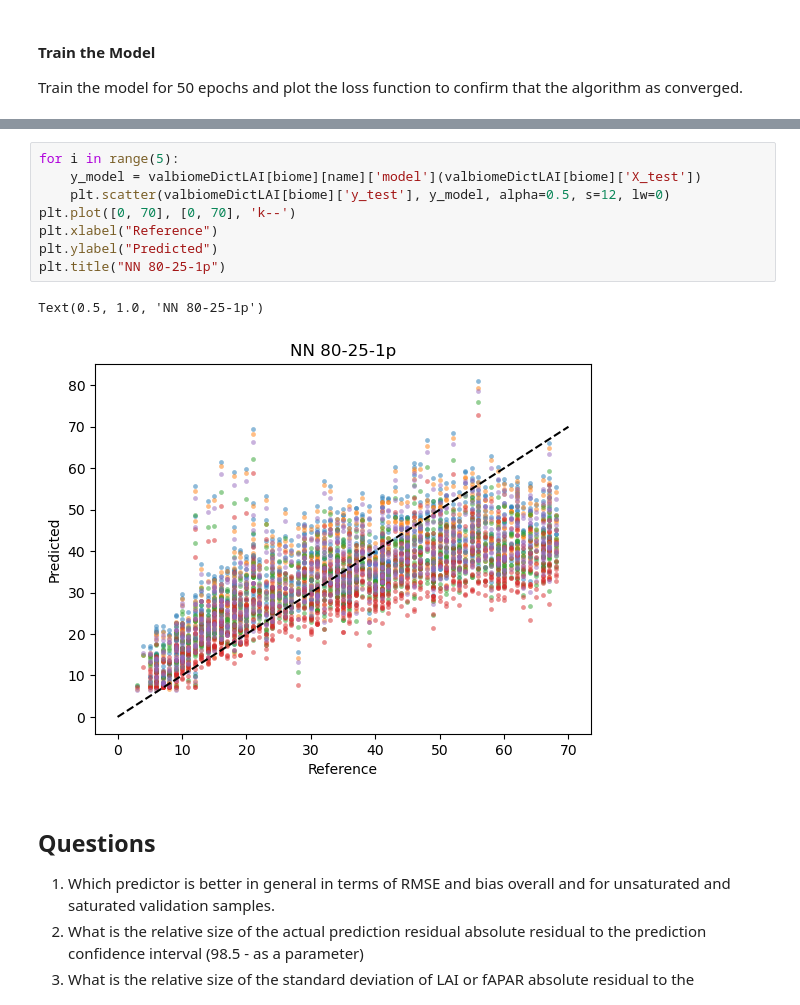
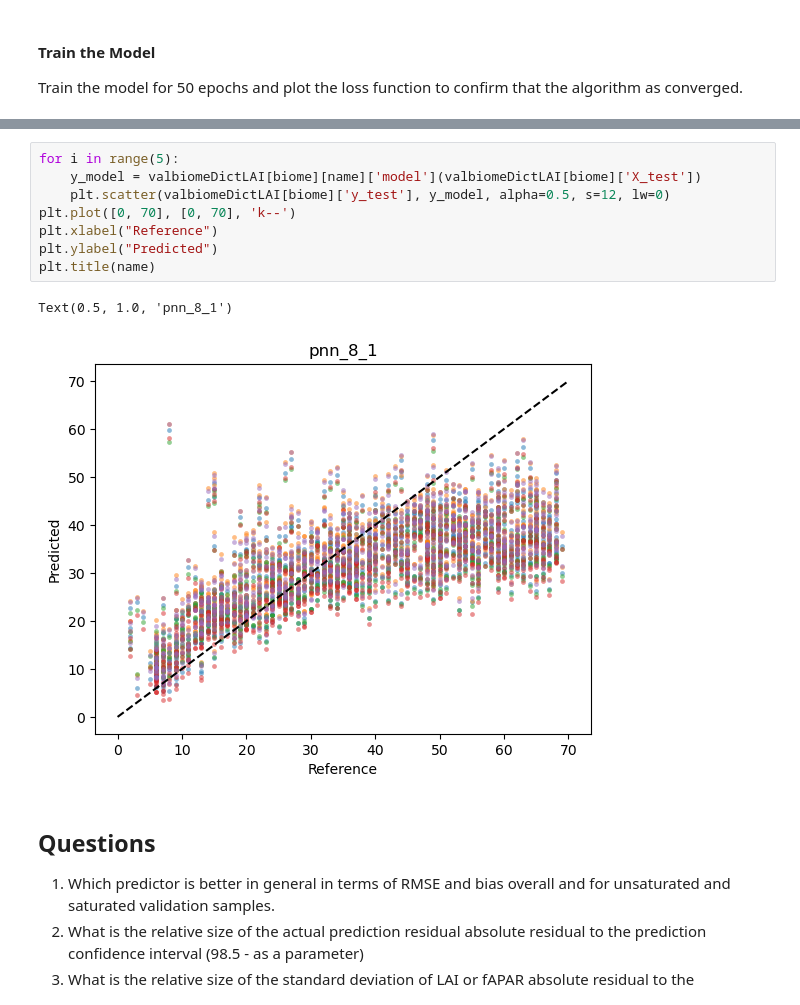
Before and after one commit to watermelonxx/WorkTerm-Winter2023, a Jupyter notebook: ModelingUncertainty.ipynb, the cells around one changed output, grey strips where cells are left out. Cells and saved outputs as stored; diff of their text form.

```diff
--- a/ModelingUncertainty.ipynb
+++ b/ModelingUncertainty.ipynb
@@ -452,14 +452,14 @@ Epoch 23/50
 # %%
 for i in range(5):
     y_model = valbiomeDictLAI[biome][name]['model'](valbiomeDictLAI[biome]['X_test'])
     plt.scatter(valbiomeDictLAI[biome]['y_test'], y_model, alpha=0.5, s=12, lw=0)
 plt.plot([0, 70], [0, 70], 'k--')
 plt.xlabel("Reference")
 plt.ylabel("Predicted")
-plt.title("NN 80-25-1p")
+plt.title(name)
 # %% [output]
-Text(0.5, 1.0, 'NN 80-25-1p')
+Text(0.5, 1.0, 'pnn_8_1')
-[figure, old version]
+[figure, new version]
 # %% [markdown]
 ## Questions
 1. Which predictor is better in general in terms of RMSE  and bias overall and for unsaturated and saturated validation samples.
```
Also changed, not shown: parts of 2 cells of this notebook.
